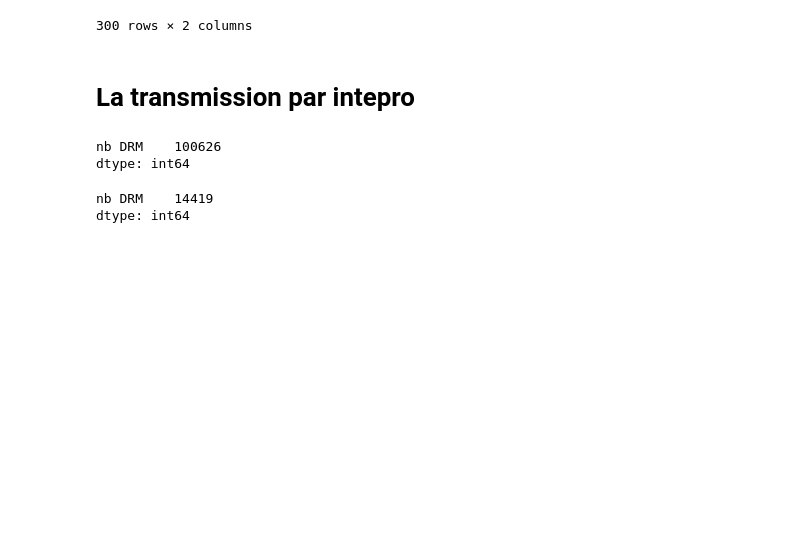
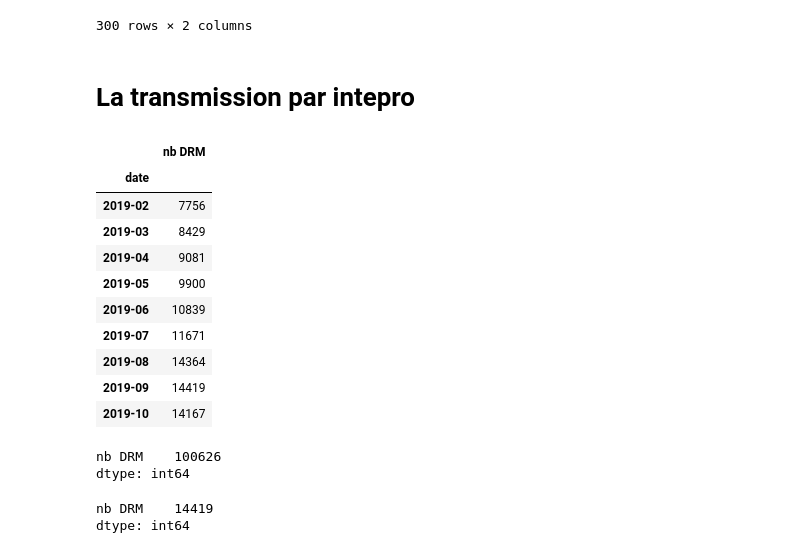
Before and after one commit to 24eme/mutualisation-douane, a Jupyter notebook: stats/stats_indispo.ipynb, the cells around one changed output. Saved outputs shown, nothing was run; the diff lists cells and outputs as text; code cells hidden in the pictures; blank space fills up the shorter version.

```diff
--- a/stats/stats_indispo.ipynb
+++ b/stats/stats_indispo.ipynb
@@ -112,10 +112,24 @@ interpros = interpros[interpros["date"] <= last_drm]
 # %%
 global_drm = interpros[["date", "nb DRM"]].groupby(by="date").sum()
 global_drm = global_drm[global_drm.index >= date_min]
-global_drm.sum()
+global_drm
 # %% [output]
-nb DRM    100626
-dtype: int64
+|  | nb DRM |
+| date |  |
+| 2019-02 | 7756 |
+| 2019-03 | 8429 |
+| 2019-04 | 9081 |
+| 2019-05 | 9900 |
+| 2019-06 | 10839 |
+| 2019-07 | 11671 |
+| 2019-08 | 14364 |
+| 2019-09 | 14419 |
+| 2019-10 | 14167 |
+# %%
+global_drm.sum()
+# %% [output]
+nb DRM    100626
+dtype: int64
 # %%
 global_drm.max()
 # %% [output]
```
Also changed, not shown: parts of 2 cells of this notebook, 1 other file.
